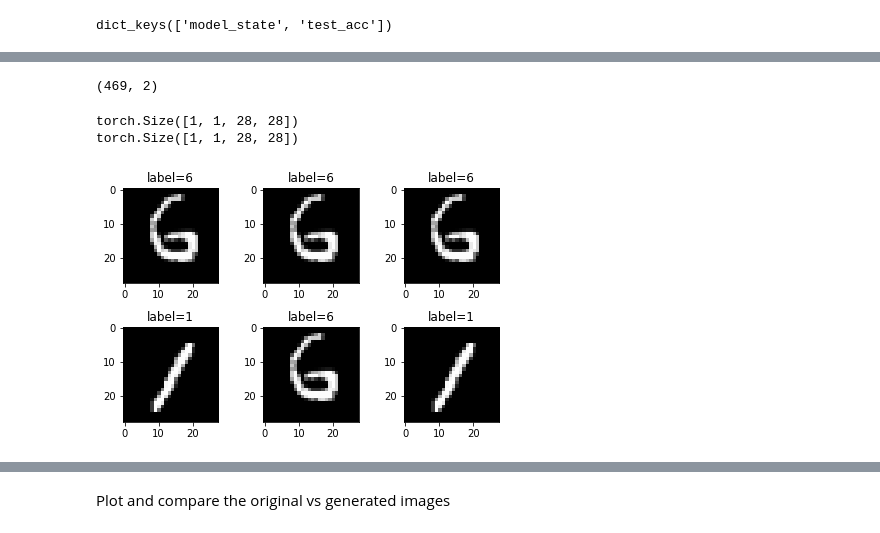
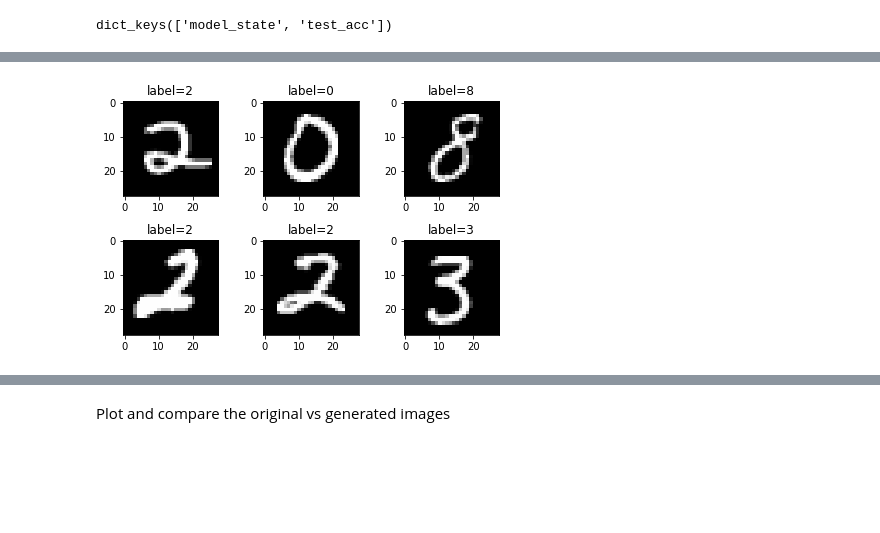
Before and after one commit to nayash/neural-nets-are-reversible, a Jupyter notebook: src/inverse-of-network-mnist-cnn.ipynb, the cells around one changed output, grey strips where cells are left out. Saved outputs shown, nothing was run; the diff lists cells and outputs as text; code cells hidden in the pictures; blank space fills up the shorter version.

```diff
--- a/src/inverse-of-network-mnist-cnn.ipynb
+++ b/src/inverse-of-network-mnist-cnn.ipynb
@@ -275,31 +320,26 @@ InvNet(
 # %%
-s = []
-for batch, tgt in inv_data_loader:
-    s.append((batch[0].unsqueeze(0), tgt[0]))
-    s.append((batch[1].unsqueeze(0), tgt[1]))
-    break
-len(inv_data_loader), len(s)# inv_model(torch.rand((1, 10, )).to(device)).size()
+# s = []
+# for batch, tgt in inv_data_loader:
+#     s.append((batch[0].unsqueeze(0), tgt[0]))
+#     s.append((batch[1].unsqueeze(0), tgt[1]))
+#     break
+# len(inv_data_loader), len(s)# inv_model(torch.rand((1, 10, )).to(device)).size()
-# %% [output]
-(469, 2)
 # %%
-for t in s:
-    print(t[0].size())
+# for t in s:
+#     print(t[0].size(), t[1])
-# %% [output]
-torch.Size([1, 1, 28, 28])
-torch.Size([1, 1, 28, 28])
 # %%
 from matplotlib import pyplot as plt
 import random
 
 for i in range(6):
-    example_data, example_target = s[random.randint(0, 1)]# test_qmnist[random.randint(0, len(test_qmnist))] # TODO for test only change dataloader !!!!!
+    example_data, example_target = test_qmnist[random.randint(0, len(test_qmnist))] # TODO for test only change dataloader !!!!!
     ax = plt.subplot(2,3,i+1)
     ax.set_title(f'label={example_target}')
     plt.imshow(example_data.squeeze(), cmap='gray')
 plt.tight_layout()
 plt.show()
 # %% [output]
-[figure, old version]
+[figure, new version]
 # %%
 import copy
 
```
Also changed, not shown: parts of 15 cells of this notebook.
